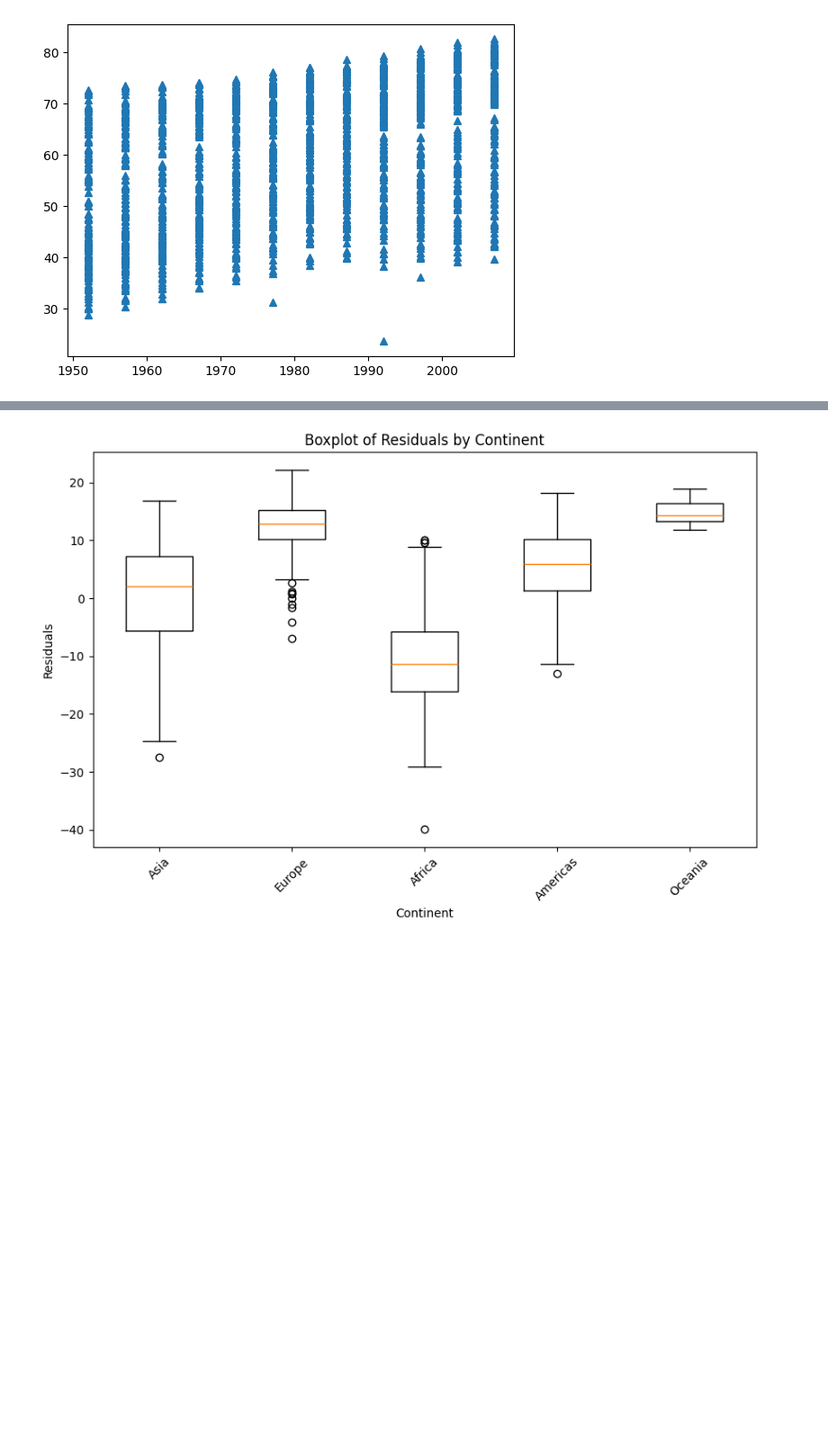
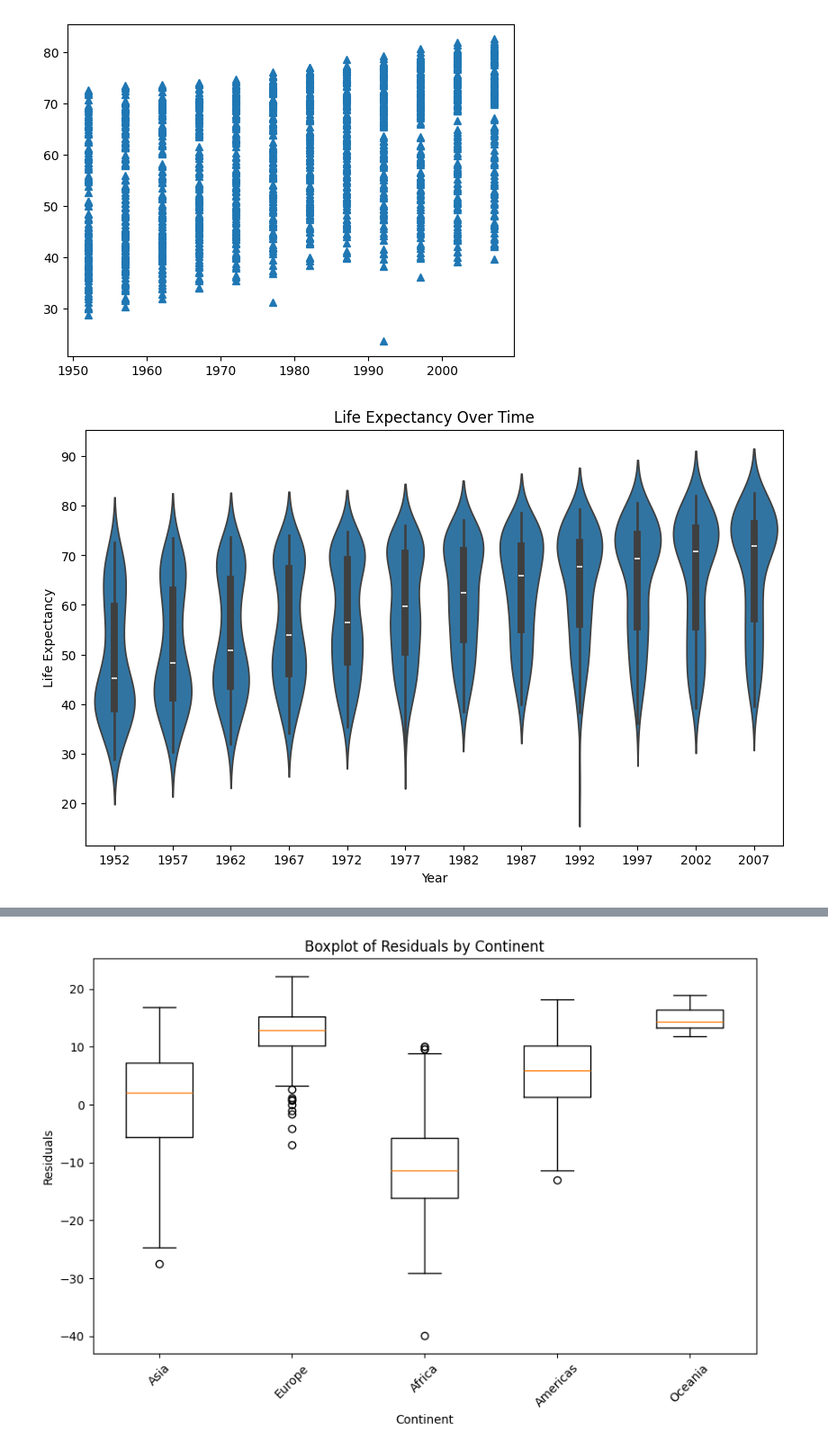
Before and after one commit to JAquaye/cmsc320, a Jupyter notebook: project3/project3.ipynb, the cells around one changed output, grey strips where cells are left out. Shown at 90% size. Drawn from its saved outputs; the diff is of its cells as text; code cells hidden in the pictures; blank space fills up the shorter version.

```diff
--- a/project3/project3.ipynb
+++ b/project3/project3.ipynb
@@ -1,34 +1,37 @@
 # %%
 # Project 3
 # Joed Quaye
 # Ronald Chomnou
 # Griffin Araujo
 
 import pandas as pd
+import seaborn as sns
 import matplotlib.pyplot as plt
 import numpy
-from plotnine import ggplot, aes, geom_violin, labs
-import plotly.express as px
 
-
+# Load data
 data = pd.read_csv("gap.tsv", sep='\t')
-
 data.head()
 
 # **Exercise 1**: *Make a scatter plot of life expectancy across time.*
-
 %matplotlib inline
 plt.plot(data['year'], data['lifeExp'], "^")
 
-# ggplot is depracated so using plotly
-data = pd.read_csv("gap.tsv", sep='\t')
+# Question 1
 
-# creating the violin plot using Plotly Express
-fig = px.violin(data, x='year', y='lifeExp', title="Life expectancy over time",
-                labels={"year": "Year", "lifeExp": "Life Expectancy"})
-fig.show()
+# There is a general positive trend (increasing) for life expectancy across time. The trend doesn't seem to be strictly linear, but it's there
+
+# creating the violin plot using Seaborn
+plt.figure(figsize=(10, 6))
+sns.violinplot(x='year', y='lifeExp', data=data)
+plt.title('Life Expectancy Over Time')
+plt.xlabel('Year')
+plt.ylabel('Life Expectancy')
+
+plt.show()
 # %% [output]
 [figure]
+[figure, added]
 # %%
 # **Question 2**: How would you describe the distribution of life expectancy across countries
 # for individual years? Is it skewed, or not? Unimodal or not? Symmetric around it’s center?
```
Also changed, not shown: parts of 9 cells of this notebook.
